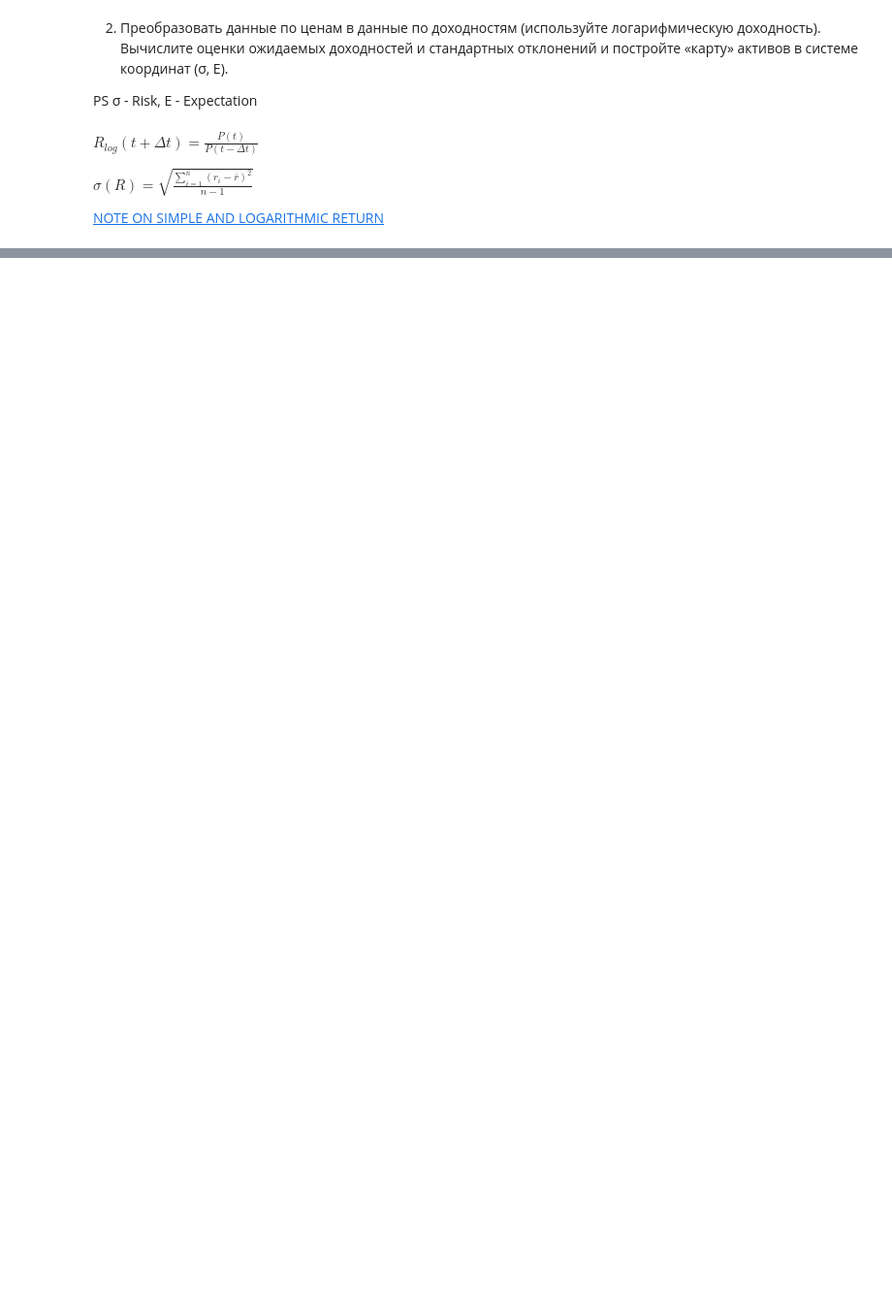
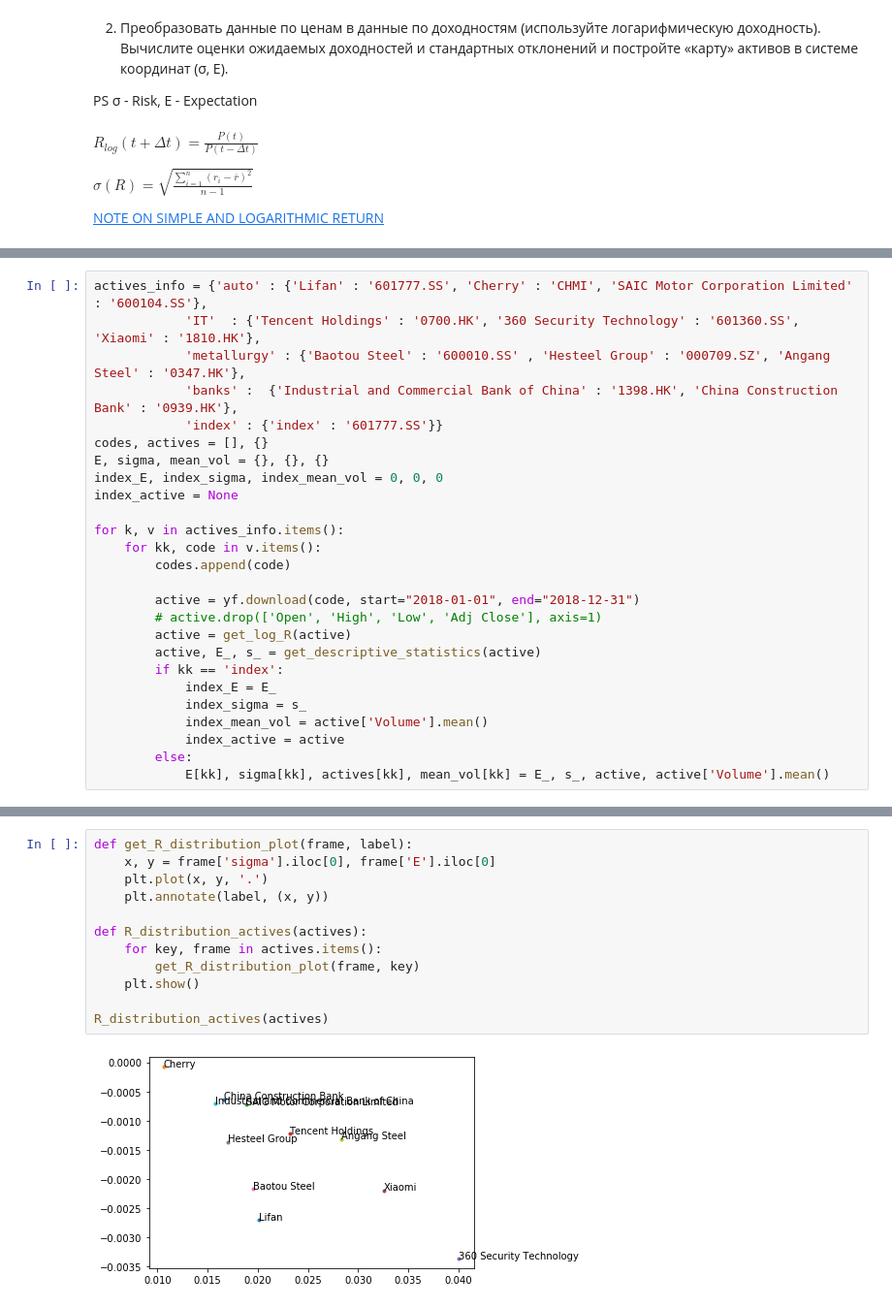
Before and after one commit to CodeSopranos/lab-1-financial-operations, a Jupyter notebook: load_data.ipynb, the cells around one changed output, grey strips where cells are left out. Shown: that part at 97% size. Drawn from its saved outputs; the diff is of its cells as text; blank space fills up the shorter version.

Commit message:
expectation and risk plot for all actives by plotly

```diff
--- a/load_data.ipynb
+++ b/load_data.ipynb
@@ -76,0 +30,26 @@ lifan
+# %%
+actives_info = {'auto' : {'Lifan' : '601777.SS', 'Cherry' : 'CHMI', 'SAIC Motor Corporation Limited' : '600104.SS'},
+            'IT'  : {'Tencent Holdings' : '0700.HK', '360 Security Technology' : '601360.SS', 'Xiaomi' : '1810.HK'},
+            'metallurgy' : {'Baotou Steel' : '600010.SS' , 'Hesteel Group' : '000709.SZ', 'Angang Steel' : '0347.HK'},
+            'banks' :  {'Industrial and Commercial Bank of China' : '1398.HK', 'China Construction Bank' : '0939.HK'},
+            'index' : {'index' : '601777.SS'}}
+codes, actives = [], {}
+E, sigma, mean_vol = {}, {}, {}
+index_E, index_sigma, index_mean_vol = 0, 0, 0
+index_active = None
+
+for k, v in actives_info.items():
+    for kk, code in v.items():
+        codes.append(code)
+
+        active = yf.download(code, start="2018-01-01", end="2018-12-31")
+        # active.drop(['Open', 'High', 'Low', 'Adj Close'], axis=1)
+        active = get_log_R(active)
+        active, E_, s_ = get_descriptive_statistics(active)
+        if kk == 'index':
+            index_E = E_
+            index_sigma = s_
+            index_mean_vol = active['Volume'].mean()
+            index_active = active
+        else:
+            E[kk], sigma[kk], actives[kk], mean_vol[kk] = E_, s_, active, active['Volume'].mean()
@@ -76,0 +69,14 @@ lifan
+# %%
+def get_R_distribution_plot(frame, label):
+    x, y = frame['sigma'].iloc[0], frame['E'].iloc[0]
+    plt.plot(x, y, '.')
+    plt.annotate(label, (x, y))
+
+def R_distribution_actives(actives):
+    for key, frame in actives.items():
+        get_R_distribution_plot(frame, key)
+    plt.show()
+
+R_distribution_actives(actives)
+# %% [output]
+[figure, added]
```
Also changed, not shown: parts of 10 cells of this notebook.
